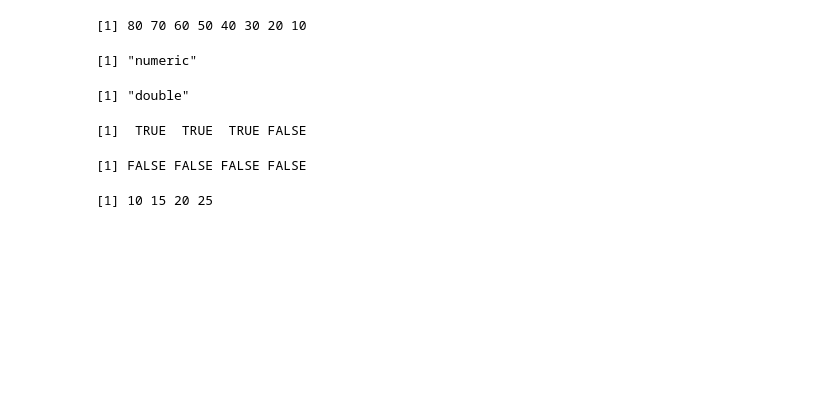
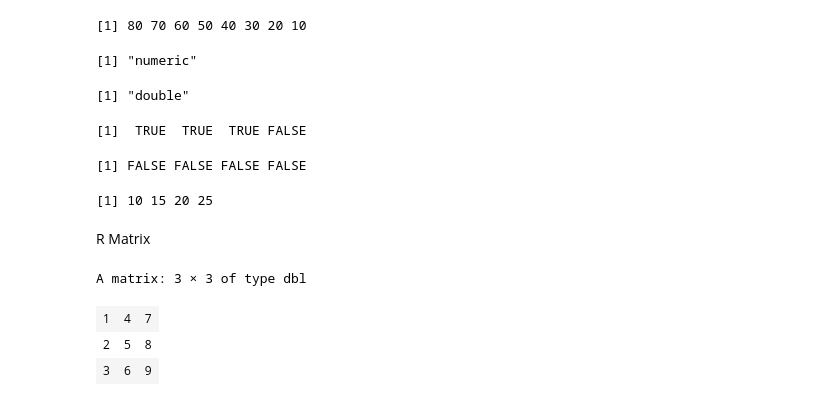
Before and after one commit to aman170197-web/Project01, a Jupyter notebook: R_Program.ipynb, the cells around one changed output. Cells and saved outputs as stored; diff of their text form; code cells hidden in the pictures; blank space fills up the shorter version.

```diff
--- a/R_Program.ipynb
+++ b/R_Program.ipynb
@@ -1591,3 +1591,17 @@ b < 20
 a[a < 35]
 # %% [output]
 [1] 10 15 20 25
+# %% [markdown]
+R Matrix
+# %%
+# matrix(data,nrow,ncol,byrow=FALSE)
+
+m_data <- c(1,2,3,4,5,6,7,8,9)
+
+data <- matrix(m_data,nrow=3,ncol=3)
+data
+# %% [output]
+A matrix: 3 × 3 of type dbl
+| 1 | 4 | 7 |
+| 2 | 5 | 8 |
+| 3 | 6 | 9 |
```
Also changed, not shown: parts of 5 cells of this notebook.
